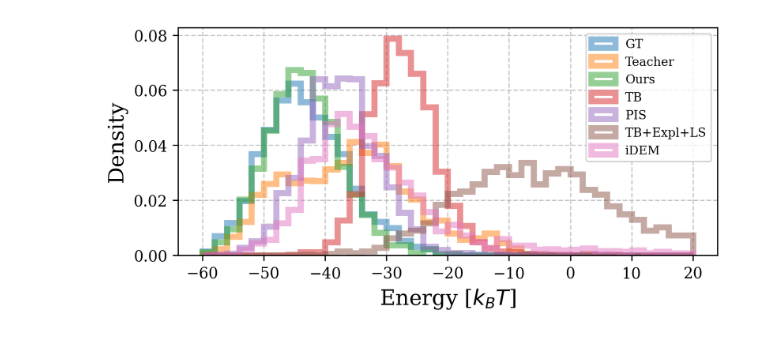
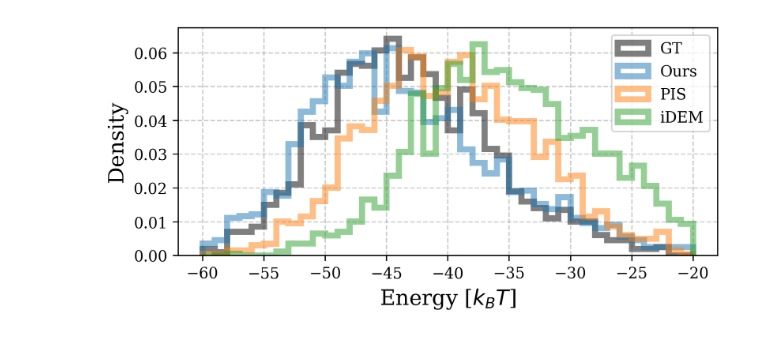
Before and after one commit to minkyu1022/distill_diff_sampler, a Jupyter notebook: notebook/energy.ipynb, the cells around one changed output. Drawn from its saved outputs; the diff is of its cells as text; code cells hidden in the pictures.

```diff
--- a/notebook/energy.ipynb
+++ b/notebook/energy.ipynb
@@ -3,28 +3,25 @@ import numpy as np
 import matplotlib.pyplot as plt
 
 plt.rcParams.update({
-    'font.family': 'Times New Roman',
+    'font.family': 'serif',
     'font.size': 14,
     'axes.labelsize': 10,
     'axes.titlesize': 10,
     'xtick.labelsize': 10,
     'ytick.labelsize': 10,
-    'legend.fontsize': 8,
+    'legend.fontsize': 10,
     'figure.dpi': 300,
     'lines.linewidth': 1.5,
 })
 
 palette_dict = {
-    "Ground Truth": "#000000",   # Black
+    "GT": "#000000",   # Black
     "Ours": "#1F77B4",     # Blue
-    "Baseline A": "#FF7F0E",     # Orange
-    "Baseline B": "#2CA02C",     # Green
-    "Baseline C": "#D62728",     # Red
-    "Baseline D": "#9467BD",     # Purple
-    "Baseline E": "#8C564B",     # Brown
-    "Baseline F": "#E377C2",     # Pink
-    "Baseline G": "#7F7F7F",     # Gray
-    "Baseline H": "#BCBD22",     # Yellow-Green
+    "PIS": "#FF7F0E",     # Orange
+    "iDEM": "#2CA02C",     # Green
+    "TB+Expl+LS": "#9467BD",     # Purple
+    "TB": "#8C564B",     # Brown
+    "FAB": "#E377C2",     # Pink
 }
 
 def plot_energy_hist(name, energy_dict, lower, upper):
@@ -32,7 +29,7 @@ def plot_energy_hist(name, energy_dict, lower, upper):
     plt.xlabel("Energy [$k_B T$]", fontsize=14)
 
     for method, energy in energy_dict.items():
-        plt.hist(energy, range=(lower, upper), bins=40, density=True, label=method, alpha=0.5, histtype="step", linewidth=4)
+        plt.hist(energy, range=(lower, upper), bins=40, density=True, label=method, alpha=0.5, histtype="step", linewidth=4, color=palette_dict[method])
 
     plt.ylabel("Density", fontsize=14)
     plt.grid(linestyle="--", alpha=0.7)
@@ -44,54 +41,38 @@ def plot_energy_hist(name, energy_dict, lower, upper):
 
 name = 'lj13'
 energy_dict = {
-    'GT': np.load(f'../result/2025-05-06_12:23:44/energy/GT_4000.npy'),
-    'Teacher': np.load(f'../result/2025-05-06_12:23:44/energy/Teacher_4000.npy'),
-    'Ours': np.load('../result/2025-05-06_12:23:44/energy/Student_4000.npy'),
-    'TB': np.load('../result/2025-05-06_12:23:46/energy/Student_4000.npy'),
-    'PIS': np.load('../result/2025-05-06_12:23:48/energy/Student_4000.npy'),
-    # 'TB+LS': np.load('../result/2025-05-06_12:23:50/energy/Student_4000.npy'),
-    'TB+Expl+LS': np.load('../result/2025-05-06_12:23:52/energy/Student_4000.npy'),
+    'GT': np.load(f'../result/2025-05-06_12:23:44/energy/GT_0.npy'),
+    'Ours': np.load('../result/2025-05-06_12:23:45/energy/Student_14000.npy'),
+    'PIS': np.load('../result/2025-05-06_12:23:48/energy/Student_40000.npy'),
     'iDEM': np.load(f'../result/iDEM_{name}/energy/Student.npy'),
-    # 'TB+Expl+LP': np.load('../result/2025-05-05_21:50:39/energy/Student_4000.npy'),
-    # 'TB+Expl+LS+LP': np.load('../result/2025-05-05_21:50:41/energy/Student_4000.npy'),
-    # 'TB+LP': np.load('../result/2025-05-05_21:50:45/energy/Student_4000.npy'),
-    # 'TB+LS+LP': np.load('../result/2025-05-05_21:50:47/energy/Student_4000.npy'),
 }
 
 lower = -60
-upper = 20
+upper = -20
 
 # name = 'lj55'
 # energy_dict = {
-#     'GT': np.load(f'../result/2025-05-06_12:23:44/energy/GT_4000.npy'),
-#     'Teacher': np.load(f'../result/2025-05-06_12:23:44/energy/Teacher_4000.npy'),
-#     'Ours': np.load('../result/2025-05-06_12:23:44/energy/Student_4000.npy'),
-#     'TB': np.load('../result/2025-05-06_12:23:46/energy/Student_4000.npy'),
-#     'PIS': np.load('../result/2025-05-06_12:23:48/energy/Student_4000.npy'),
-#     # 'TB+LS': np.load('../result/2025-05-06_12:23:50/energy/Student_4000.npy'),
-#     'TB+Expl+LS': np.load('../result/2025-05-06_12:23:52/energy/Student_4000.npy'),
+#     'GT': np.load(f'../result/2025-05-06_12:23:44/energy/GT_0.npy'),
+#     'Ours': np.load('../result/2025-05-06_12:23:45/energy/Student_14000.npy'),
+#     'PIS': np.load('../result/2025-05-06_12:23:48/energy/Student_40000.npy'),
 #     'iDEM': np.load(f'../result/iDEM_{name}/energy/Student.npy'),
-#     # 'TB+Expl+LP': np.load('../result/2025-05-05_21:50:39/energy/Student_4000.npy'),
-#     # 'TB+Expl+LS+LP': np.load('../result/2025-05-05_21:50:41/energy/Student_4000.npy'),
-#     # 'TB+LP': np.load('../result/2025-05-05_21:50:45/energy/Student_4000.npy'),
-#     # 'TB+LS+LP': np.load('../result/2025-05-05_21:50:47/energy/Student_4000.npy'),
 # }
 
 # lower = -100
 # upper = 0
 
 # name = 'aldp'
 # energy_dict = {
 #     'GT': np.load(f'../result/2025-05-05_21:50:37/energy/GT_4000.npy'),
 #     'Teacher': np.load(f'../result/2025-05-05_21:50:37/energy/Teacher_4000.npy'),
 #     'Ours': np.load('../result/2025-05-05_21:50:37/energy/Student_4000.npy'),
 #     'MLE': np.load('../result/2025-05-05_21:50:37/energy/Student_4000.npy'),
 #     'FAB': np.load(f'../result/FAB_{name}/energy/Student.npy'),
 # }
 
 # lower = -522000
 # upper = -520000
 
 plot_energy_hist(name, energy_dict, lower, upper)
 # %% [output]
-[figure, old version]
+[figure, new version]
```
Also changed, not shown: 2 other files.
